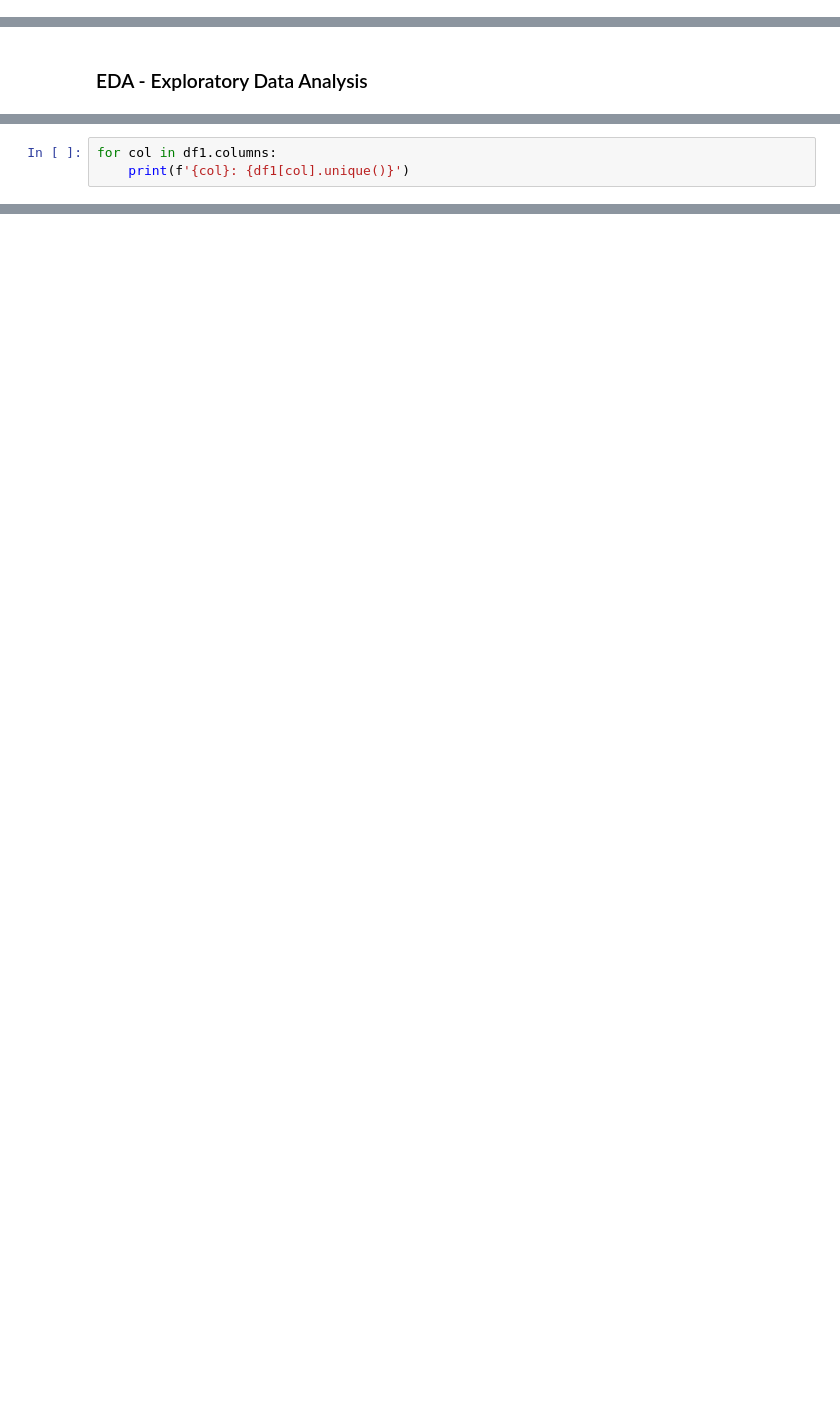
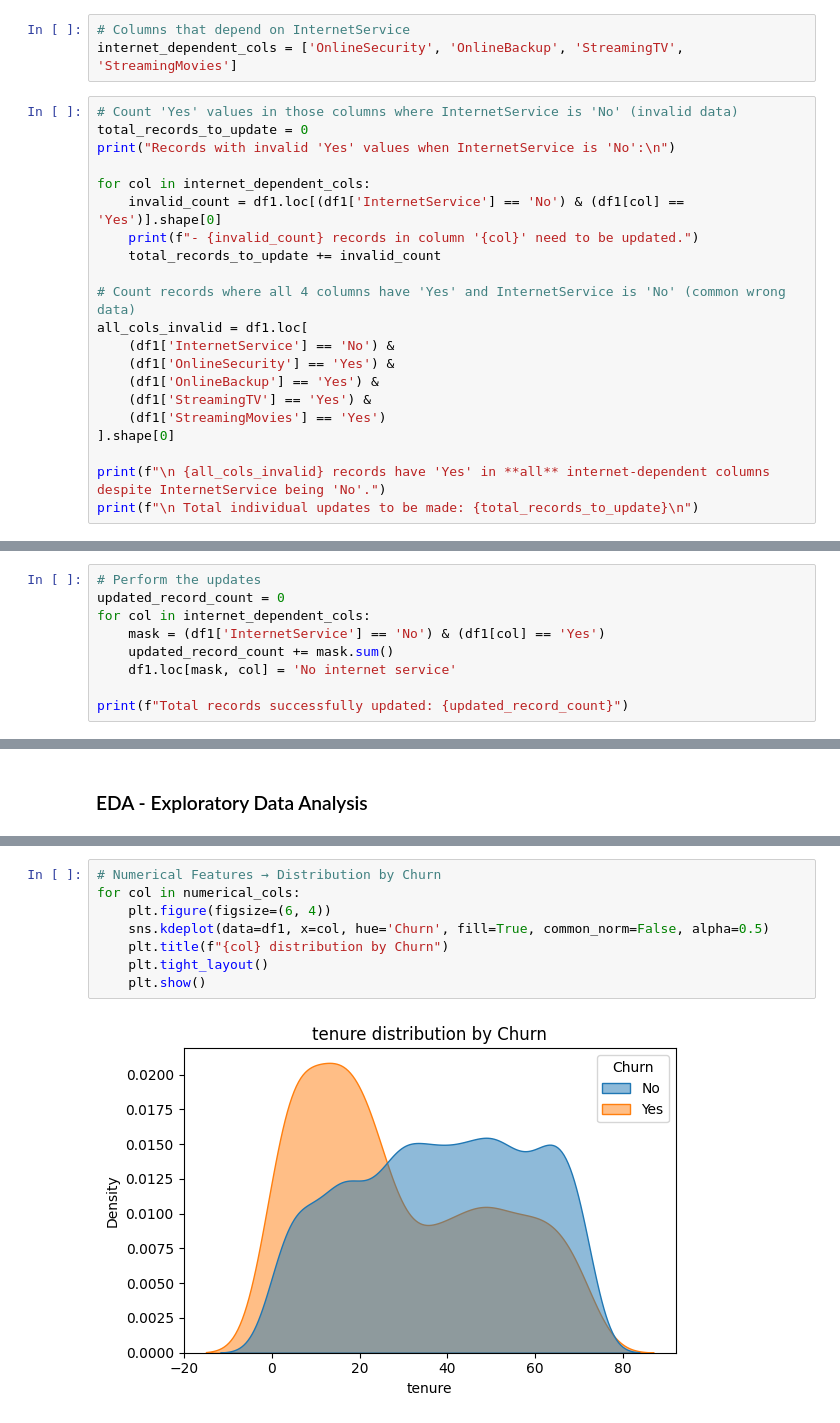
Before and after one commit to Roshani002/SSPL_Practical_Assessment, a Jupyter notebook: main.ipynb, the cells around one changed output, grey strips where cells are left out. Cells and saved outputs as stored; diff of their text form; blank space fills up the shorter version.

```diff
--- a/main.ipynb
+++ b/main.ipynb
@@ -241,0 +300,24 @@ plt.show()
+# %%
+# Columns that depend on InternetService
+internet_dependent_cols = ['OnlineSecurity', 'OnlineBackup', 'StreamingTV', 'StreamingMovies']
+# %%
+# Count 'Yes' values in those columns where InternetService is 'No' (invalid data)
+total_records_to_update = 0
+print("Records with invalid 'Yes' values when InternetService is 'No':\n")
+
+for col in internet_dependent_cols:
+    invalid_count = df1.loc[(df1['InternetService'] == 'No') & (df1[col] == 'Yes')].shape[0]
+    print(f"- {invalid_count} records in column '{col}' need to be updated.")
+    total_records_to_update += invalid_count
+
+# Count records where all 4 columns have 'Yes' and InternetService is 'No' (common wrong data)
+all_cols_invalid = df1.loc[
+    (df1['InternetService'] == 'No') &
+    (df1['OnlineSecurity'] == 'Yes') &
+    (df1['OnlineBackup'] == 'Yes') &
+    (df1['StreamingTV'] == 'Yes') &
+    (df1['StreamingMovies'] == 'Yes')
+].shape[0]
+
+print(f"\n {all_cols_invalid} records have 'Yes' in **all** internet-dependent columns despite InternetService being 'No'.")
+print(f"\n Total individual updates to be made: {total_records_to_update}\n")
@@ -241,0 +335,9 @@ plt.show()
+# %%
+# Perform the updates
+updated_record_count = 0
+for col in internet_dependent_cols:
+    mask = (df1['InternetService'] == 'No') & (df1[col] == 'Yes')
+    updated_record_count += mask.sum()
+    df1.loc[mask, col] = 'No internet service'
+
+print(f"Total records successfully updated: {updated_record_count}")
@@ -267,3 +347,0 @@ plt.show()
-# %%
-for col in df1.columns:
-    print(f'{col}: {df1[col].unique()}')
@@ -287,0 +366,10 @@ Churn: ['No' 'Yes']
+# %%
+# Numerical Features → Distribution by Churn
+for col in numerical_cols:
+    plt.figure(figsize=(6, 4))
+    sns.kdeplot(data=df1, x=col, hue='Churn', fill=True, common_norm=False, alpha=0.5)
+    plt.title(f"{col} distribution by Churn")
+    plt.tight_layout()
+    plt.show()
+# %% [output]
+[figure, added]
```
Also changed, not shown: parts of 40 cells of this notebook.
